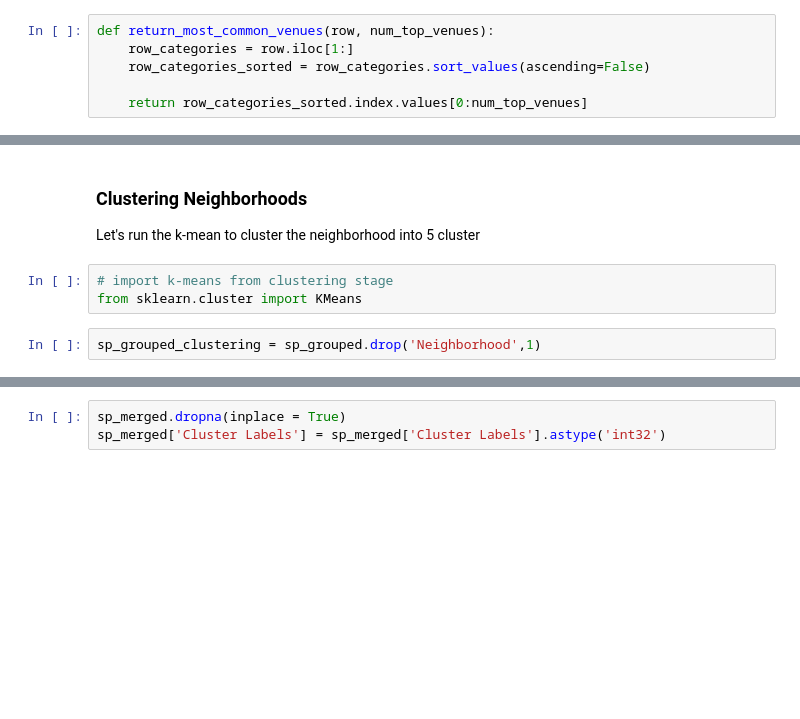
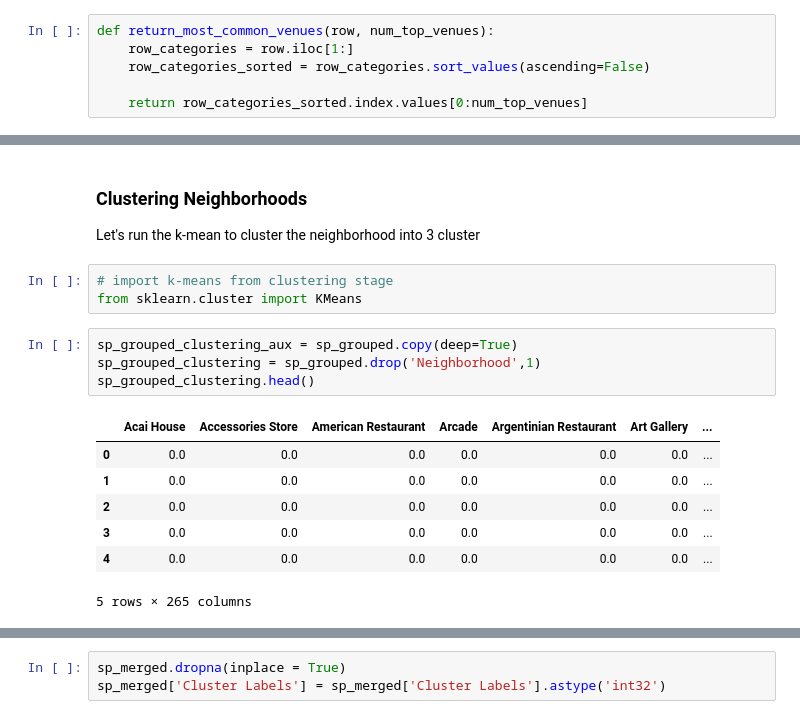
Before and after one commit to cgbarreto/Coursera_Capstone, a Jupyter notebook: Week 5 The Battle of Neighborhood/Capstone Project - Sao Paulo overview.ipynb, the cells around one changed output, grey strips where cells are left out. Cells and saved outputs as stored; diff of their text form; blank space fills up the shorter version.

```diff
--- a/Week 5 The Battle of Neighborhood/Capstone Project - Sao Paulo overview.ipynb
+++ b/Week 5 The Battle of Neighborhood/Capstone Project - Sao Paulo overview.ipynb
@@ -397,10 +374,20 @@ neighborhoods_venues_sorted.head()
 # %% [markdown]
 ### Clustering Neighborhoods
-Let's run the k-mean to cluster the neighborhood into 5 cluster
+Let's run the k-mean to cluster the neighborhood into 3 cluster
 # %%
 # import k-means from clustering stage
 from sklearn.cluster import KMeans
 # %%
+sp_grouped_clustering_aux = sp_grouped.copy(deep=True)
 sp_grouped_clustering = sp_grouped.drop('Neighborhood',1)
+sp_grouped_clustering.head()
+# %% [output]
+|  | Acai House | Accessories Store | American Restaurant | Arcade | Argentinian Restaurant | Art Gallery | ... |
+| 0 | 0.0 | 0.0 | 0.0 | 0.0 | 0.0 | 0.0 | ... |
+| 1 | 0.0 | 0.0 | 0.0 | 0.0 | 0.0 | 0.0 | ... |
+| 2 | 0.0 | 0.0 | 0.0 | 0.0 | 0.0 | 0.0 | ... |
+| 3 | 0.0 | 0.0 | 0.0 | 0.0 | 0.0 | 0.0 | ... |
+| 4 | 0.0 | 0.0 | 0.0 | 0.0 | 0.0 | 0.0 | ... |
+5 rows × 265 columns
 # %%
 # set number of clusters
```
Also changed, not shown: parts of 41 cells of this notebook, 2 other files.
